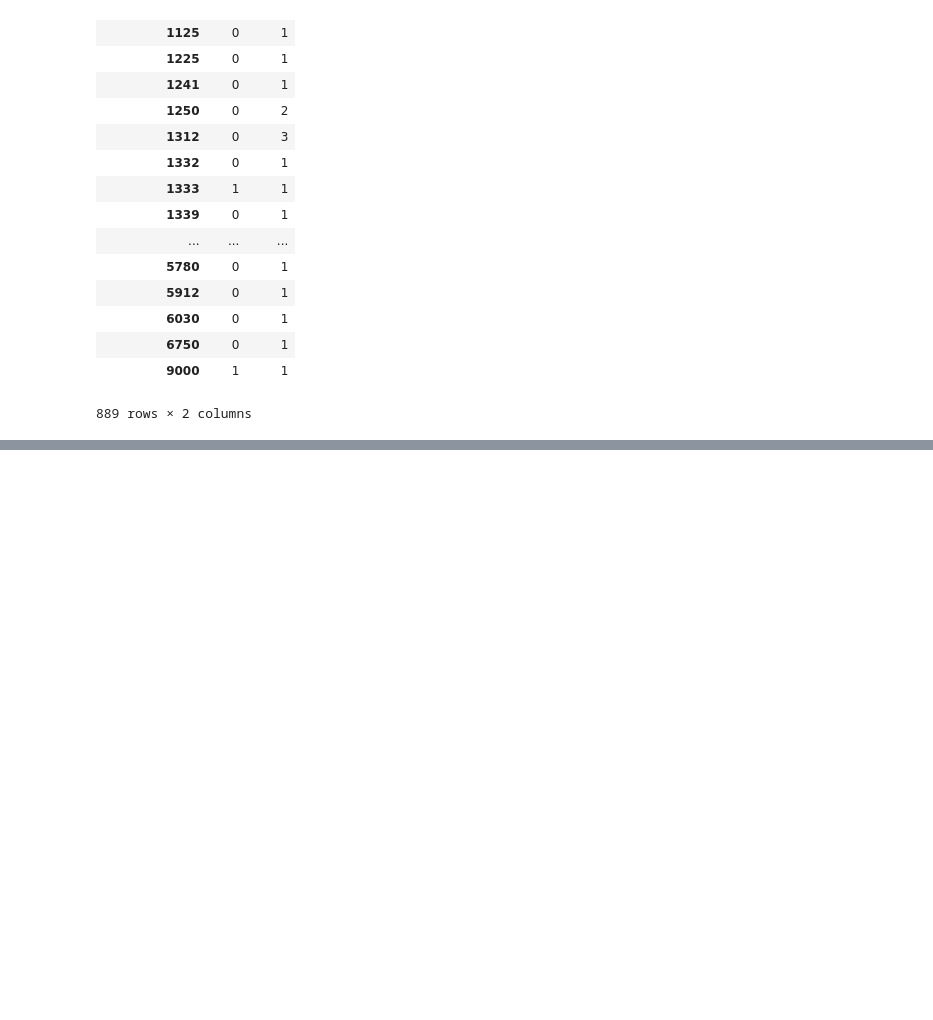
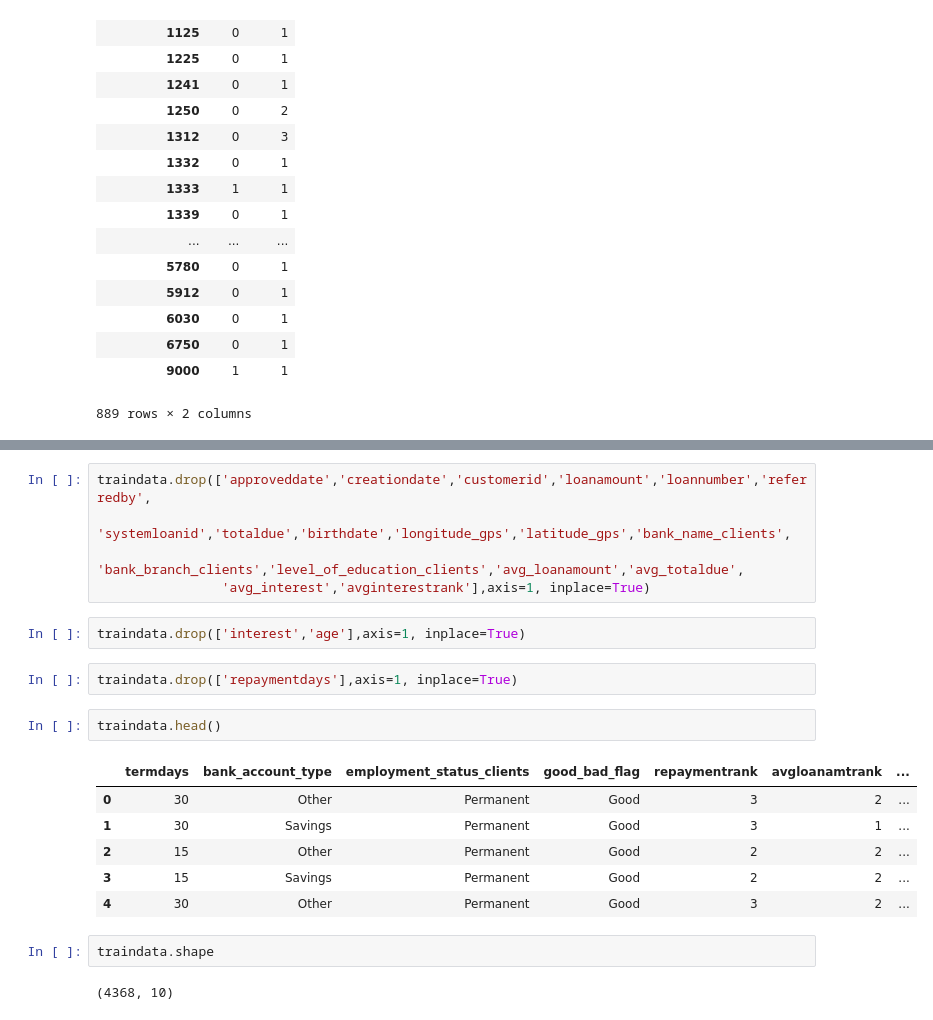
Before and after one commit to coderscraft/creditRisk, a Jupyter notebook: dataAnalysis.ipynb, the cells around one changed output, grey strips where cells are left out. Cells and saved outputs as stored; diff of their text form; blank space fills up the shorter version.

```diff
--- a/dataAnalysis.ipynb
+++ b/dataAnalysis.ipynb
@@ -425,0 +600,22 @@ pd.crosstab(traindata.avg_interest,traindata.good_bad_flag)
+# %%
+traindata.drop(['approveddate','creationdate','customerid','loanamount','loannumber','referredby',
+                'systemloanid','totaldue','birthdate','longitude_gps','latitude_gps','bank_name_clients',
+               'bank_branch_clients','level_of_education_clients','avg_loanamount','avg_totaldue',
+                'avg_interest','avginterestrank'],axis=1, inplace=True)
+# %%
+traindata.drop(['interest','age'],axis=1, inplace=True)
+# %%
+traindata.drop(['repaymentdays'],axis=1, inplace=True)
+# %%
+traindata.head()
+# %% [output]
+|  | termdays | bank_account_type | employment_status_clients | good_bad_flag | repaymentrank | avgloanamtrank | ... |
+| 0 | 30 | Other | Permanent | Good | 3 | 2 | ... |
+| 1 | 30 | Savings | Permanent | Good | 3 | 1 | ... |
+| 2 | 15 | Other | Permanent | Good | 2 | 2 | ... |
+| 3 | 15 | Savings | Permanent | Good | 2 | 2 | ... |
+| 4 | 30 | Other | Permanent | Good | 3 | 2 | ... |
+# %%
+traindata.shape
+# %% [output]
+(4368, 10)
```
Also changed, not shown: parts of 43 cells of this notebook, 3 other files.
